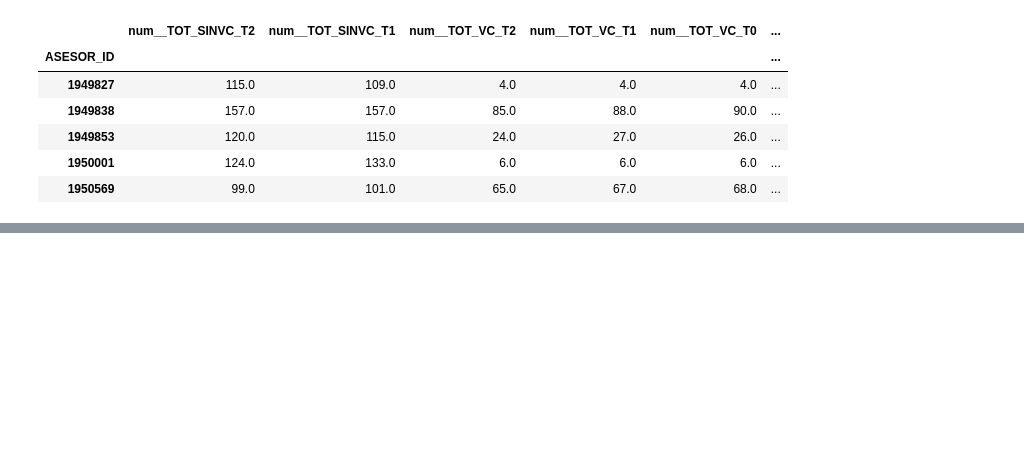
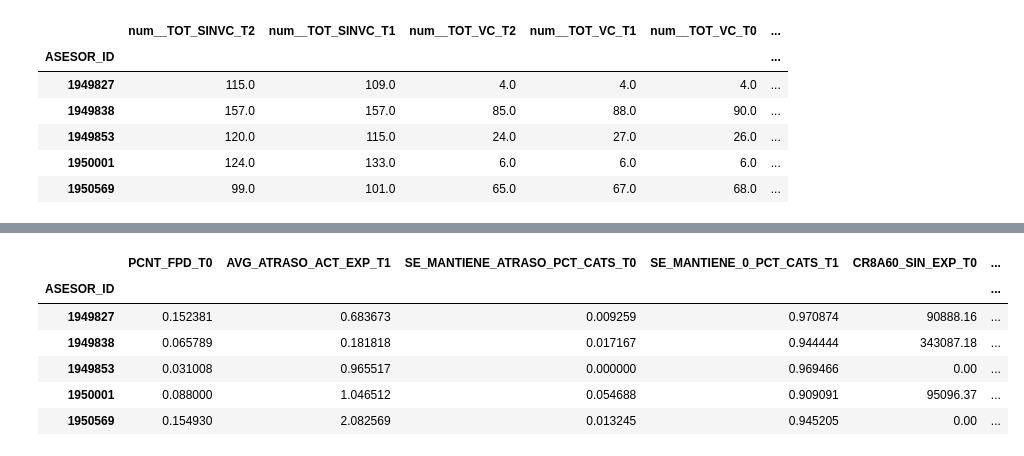
Before and after one commit to amiguelhdz/autonomia, a Jupyter notebook: notebooks/01EDA.ipynb, the cells around one changed output, grey strips where cells are left out. Saved outputs shown, nothing was run; the diff lists cells and outputs as text; code cells hidden in the pictures; blank space fills up the shorter version.

Commit message:
entrenamiento modelo autonimia

```diff
--- a/notebooks/01EDA.ipynb
+++ b/notebooks/01EDA.ipynb
@@ -217,0 +305,3 @@ corr_matrix = analiza_correlacion(df_transformado, umbral=0.9)
+# %%
+coeficientes_ridge = pd.Series(ridge.coef_, index=top_corr_vars)
+coeficientes_ridge = coeficientes_ridge[coeficientes_ridge.abs() > 0.001].sort_values(ascending=False)
@@ -217,0 +313,4 @@ corr_matrix = analiza_correlacion(df_transformado, umbral=0.9)
+# %%
+lsVars = coeficientes_ridge.index.tolist()
+# %%
+lsVars.append('remainder__y')
@@ -217,0 +339,12 @@ corr_matrix = analiza_correlacion(df_transformado, umbral=0.9)
+# %%
+dfEntrenamiento = df_transformado[lsVars]
+# %%
+dfEntrenamiento.head()
+# %% [output]
+|  | PCNT_FPD_T0 | AVG_ATRASO_ACT_EXP_T1 | SE_MANTIENE_ATRASO_PCT_CATS_T0 | SE_MANTIENE_0_PCT_CATS_T1 | CR8A60_SIN_EXP_T0 | ... |
+| ASESOR_ID |  |  |  |  |  | ... |
+| 1949827 | 0.152381 | 0.683673 | 0.009259 | 0.970874 | 90888.16 | ... |
+| 1949838 | 0.065789 | 0.181818 | 0.017167 | 0.944444 | 343087.18 | ... |
+| 1949853 | 0.031008 | 0.965517 | 0.000000 | 0.969466 | 0.00 | ... |
+| 1950001 | 0.088000 | 1.046512 | 0.054688 | 0.909091 | 95096.37 | ... |
+| 1950569 | 0.154930 | 2.082569 | 0.013245 | 0.945205 | 0.00 | ... |
```
Also changed, not shown: parts of 41 cells of this notebook, 4 other files.
